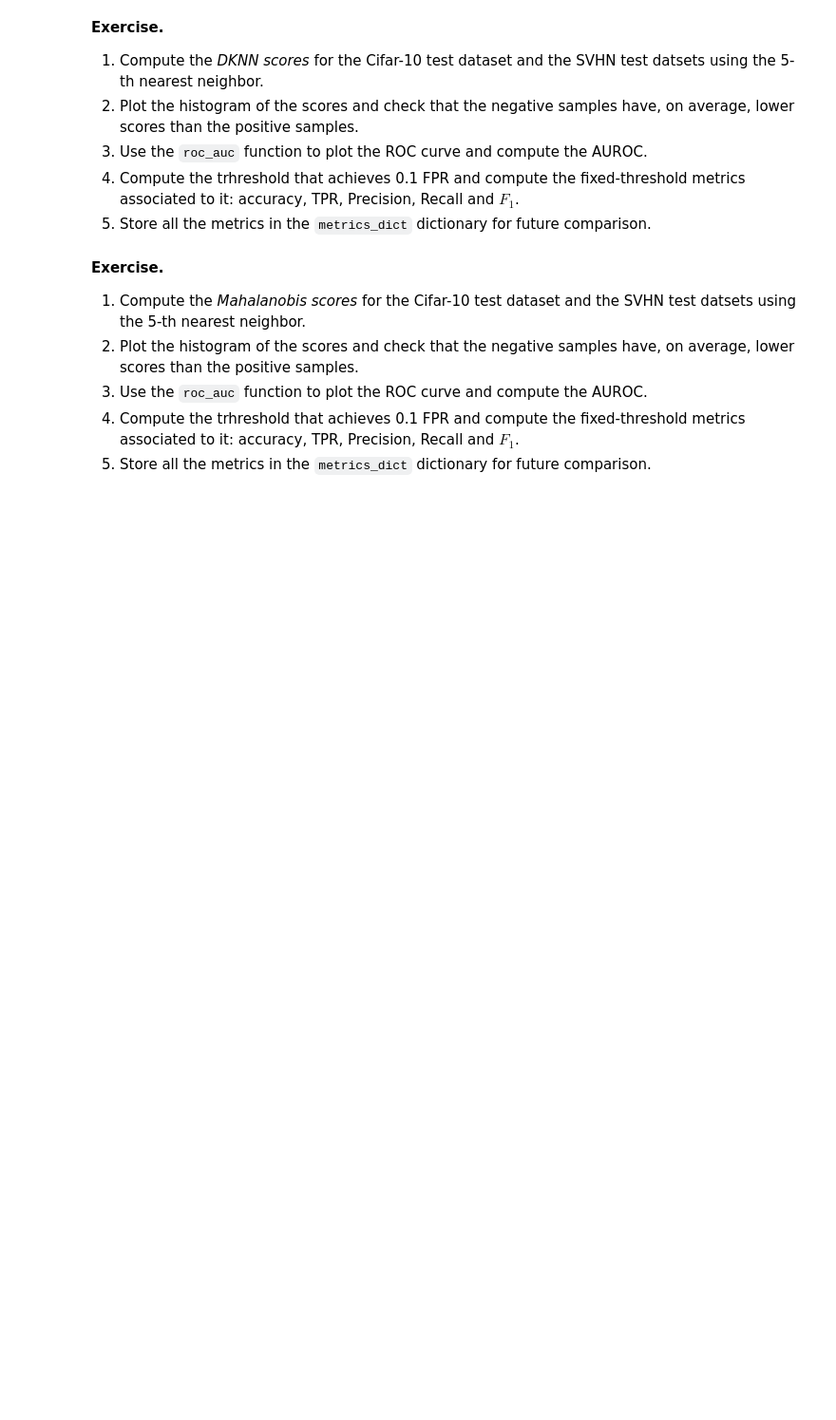
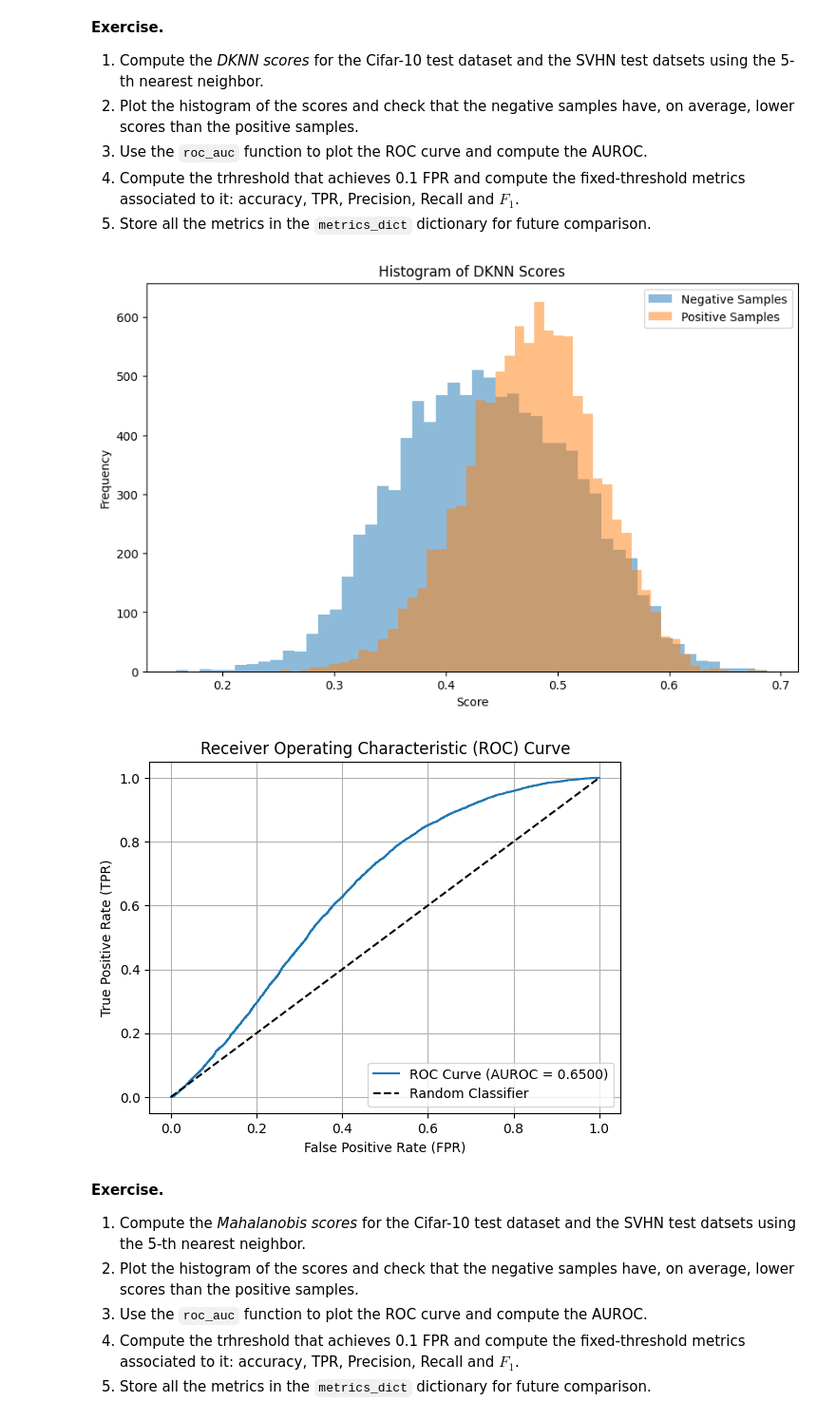
Before and after one commit to Cirrusfloccus31/AIF, a Jupyter notebook: ood/ad_ood_unsolved.ipynb, the cells around one changed output. Shown at 95% size. Cells and saved outputs as stored; diff of their text form; code cells hidden in the pictures; blank space fills up the shorter version.

```diff
--- a/ood/ad_ood_unsolved.ipynb
+++ b/ood/ad_ood_unsolved.ipynb
@@ -367,7 +368,7 @@ class DKNN:
         self.fit_features = None
 
     def _l2_normalization(self, feat):
-        norms = torch.sum(feat**2, dim=1) + 10**(-6)
+        norms = torch.norm(feat, p=2, dim=1, keepdim=True) + 1e-10  # Avoid division by zero
         return feat / norms
 
     def fit(self, fit_dataset):
@@ -383,9 +384,9 @@ class DKNN:
             # Compute pairwise distances for the batch
             distances = torch.cdist(batch, self.fit_features, p=2)  # (batch_size, num_fit_samples)
             # TODO: Sort distances and extract the k-th nearest
-            knn_dist = torch.sort(distances, dim=1)[:,self.k]
+            sorted_dist, _ = torch.sort(distances, dim=1)
             # Append the results to the list of scores.
-            scores.append(knn_dist)
+            scores.append(sorted_dist[:, self.k - 1])
 
 
         # Concatenate scores from all batches
@@ -510,3 +546,19 @@ test_features_positives = ...
+# %%
+# Compute features directly from the dataset
+def compute_features(dataset, model, device):
+    all_features = []
+    with torch.no_grad():
+        for i in range(len(dataset)):
+            image, _ = dataset[i]  # Get each image directly from the dataset
+            image = image.unsqueeze(0).to(device)  # Add batch dimension and move to device
+            features = model(image, return_features=True)
+            all_features.append(features)
+    return torch.cat(all_features, dim=0)  # Concatenate all logits into a single tensor
+
+# Apply the function to CIFAR-10 train, test, and SVHN test datasets
+train_features = compute_features(cifar_train, model, device)
+test_features_negatives = compute_features(cifar_test, model, device)
+test_features_positives = compute_features(svhn_test, model, device)
 # %% [markdown]
 **Exercise.**
 1. Compute the *DKNN scores* for the Cifar-10 test dataset and the SVHN test datsets using the 5-th nearest neighbor.
@@ -533,0 +569,24 @@ threshold = ...
+# %%
+metrics_dict['DKNN'] = {}
+
+dknn = DKNN(k=10)
+dknn.fit(train_features)
+
+scores_negatives = dknn.compute_scores(test_features_negatives)
+scores_positives = dknn.compute_scores(test_features_positives)
+
+# Plot the histogram of the scores
+plt.figure(figsize=(10, 6))
+plt.hist(scores_negatives, bins=50, alpha=0.5, label='Negative Samples')
+plt.hist(scores_positives, bins=50, alpha=0.5, label='Positive Samples')
+plt.xlabel('Score')
+plt.ylabel('Frequency')
+plt.title(f'Histogram of DKNN Scores')
+plt.legend()
+plt.show()
+
+auroc = roc_auc(scores_negatives, scores_positives)
+metrics_dict['DKNN']['auroc'] = auroc
+# %% [output]
+[figure, added]
+[figure, added]
```
Also changed, not shown: parts of 17 cells of this notebook.
